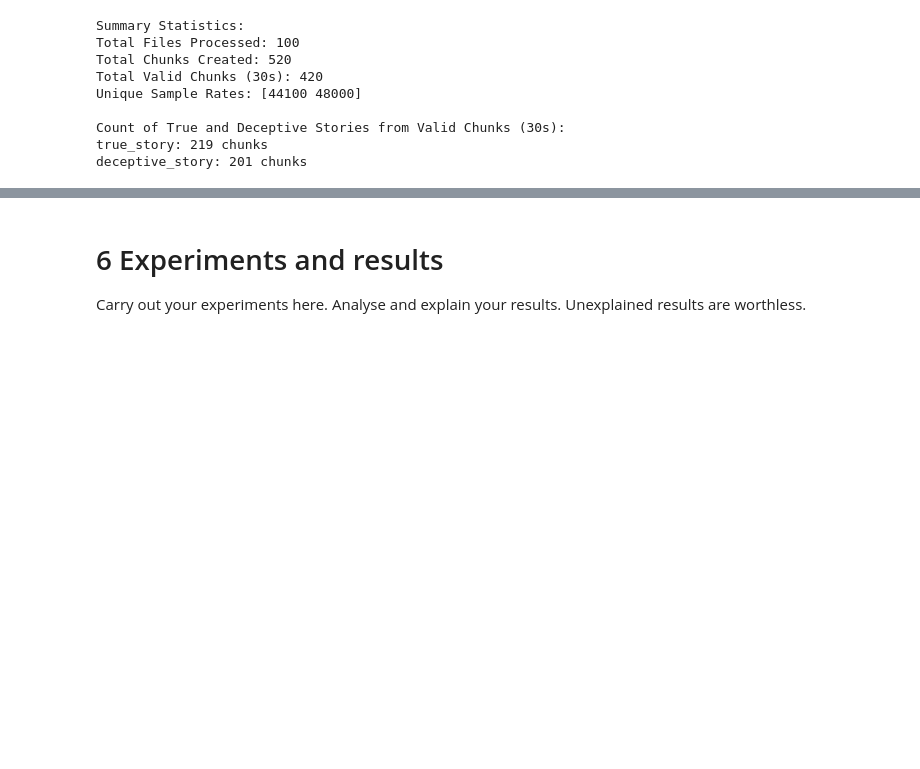
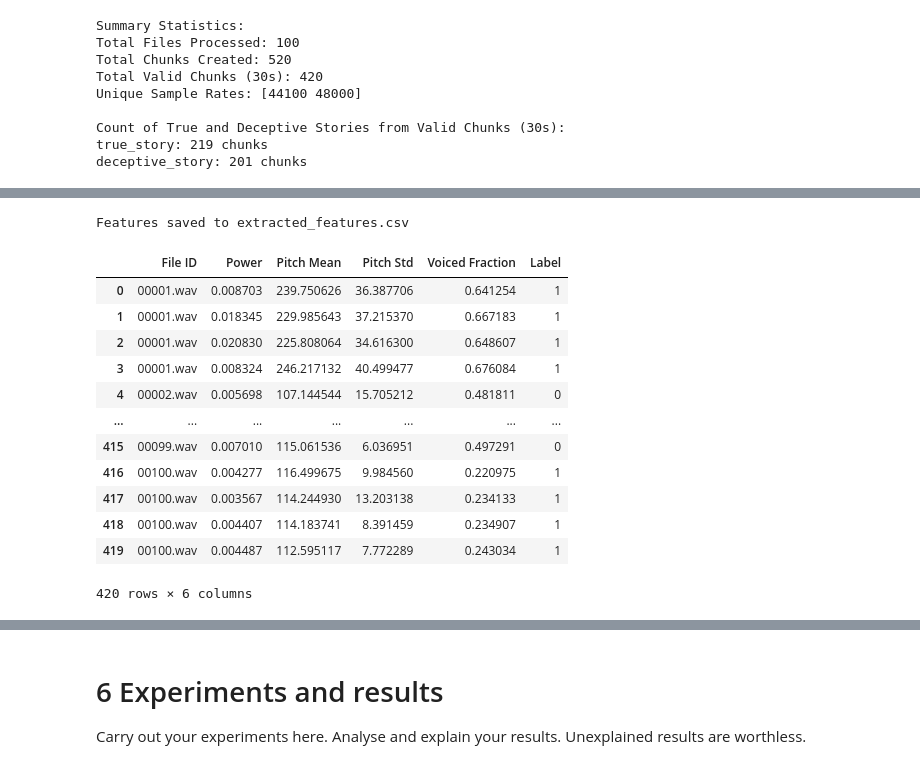
Before and after one commit to Ericazzzzzz/Mile-End-Deceptive-Storytelling-Detection, a Jupyter notebook: ECS7020P_miniproject_submission.ipynb, the cells around one changed output, grey strips where cells are left out. Cells and saved outputs as stored; diff of their text form; code cells hidden in the pictures; blank space fills up the shorter version.

```diff
--- a/ECS7020P_miniproject_submission.ipynb
+++ b/ECS7020P_miniproject_submission.ipynb
@@ -486,0 +522,30 @@ This methodology ensures the creation of independent, balanced, and meaningful d
+# %%
+# Save features to a DataFrame
+features_df = pd.DataFrame({"File ID": file_ids,
+                            "Power": X[:, 0],
+                            "Pitch Mean": X[:, 1],
+                            "Pitch Std": X[:, 2],
+                            "Voiced Fraction": X[:, 3],
+                            "Label": y,})
+
+# Save extracted features
+features_df.to_csv("extracted_features.csv", index=False)
+print("Features saved to extracted_features.csv")
+
+features_df = pd.read_csv("extracted_features.csv")
+display(features_df)
+# %% [output]
+Features saved to extracted_features.csv
+|  | File ID | Power | Pitch Mean | Pitch Std | Voiced Fraction | Label |
+| 0 | 00001.wav | 0.008703 | 239.750626 | 36.387706 | 0.641254 | 1 |
+| 1 | 00001.wav | 0.018345 | 229.985643 | 37.215370 | 0.667183 | 1 |
+| 2 | 00001.wav | 0.020830 | 225.808064 | 34.616300 | 0.648607 | 1 |
+| 3 | 00001.wav | 0.008324 | 246.217132 | 40.499477 | 0.676084 | 1 |
+| 4 | 00002.wav | 0.005698 | 107.144544 | 15.705212 | 0.481811 | 0 |
+| ... | ... | ... | ... | ... | ... | ... |
+| 415 | 00099.wav | 0.007010 | 115.061536 | 6.036951 | 0.497291 | 0 |
+| 416 | 00100.wav | 0.004277 | 116.499675 | 9.984560 | 0.220975 | 1 |
+| 417 | 00100.wav | 0.003567 | 114.244930 | 13.203138 | 0.234133 | 1 |
+| 418 | 00100.wav | 0.004407 | 114.183741 | 8.391459 | 0.234907 | 1 |
+| 419 | 00100.wav | 0.004487 | 112.595117 | 7.772289 | 0.243034 | 1 |
+420 rows × 6 columns
```
Also changed, not shown: parts of 34 cells of this notebook, 1 other file.
